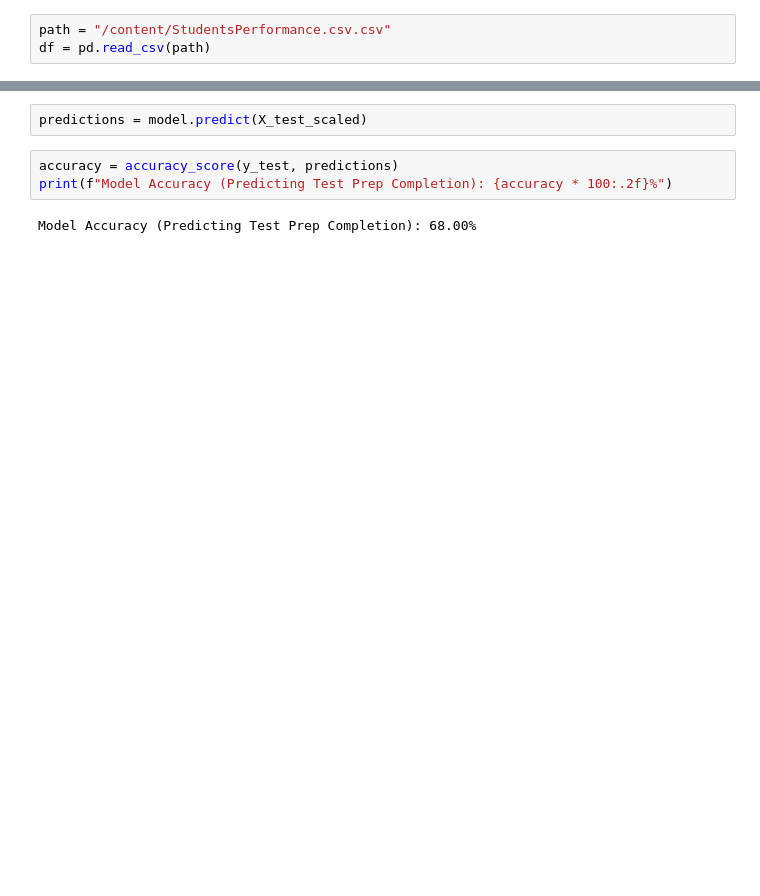
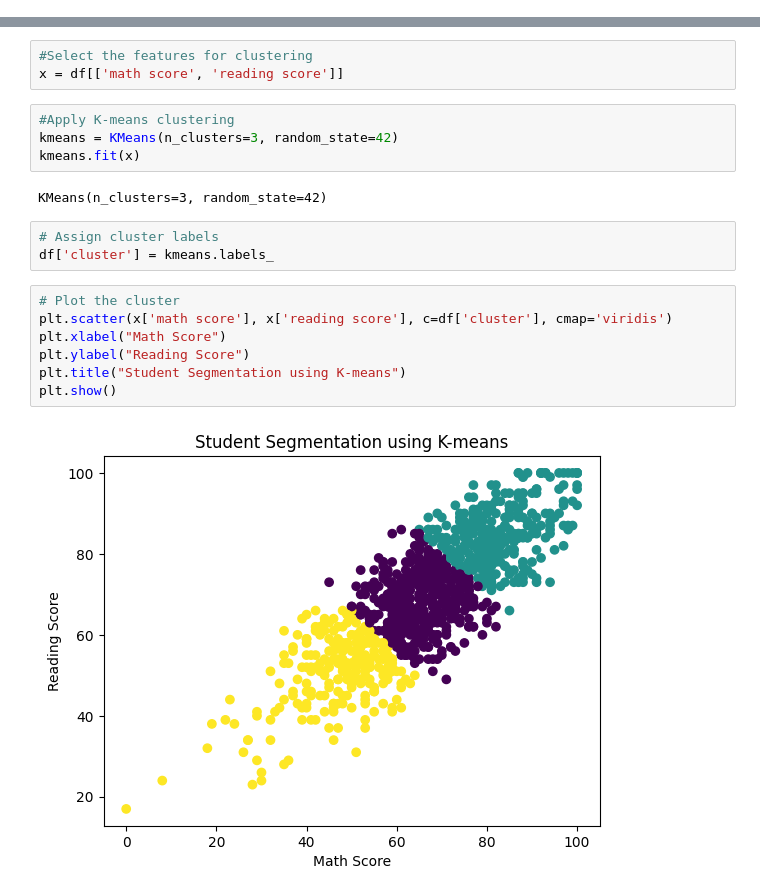
Before and after one commit to 2023-102112-glitch/Bayesian-Analysis-Python., a Jupyter notebook: Sample_Script_SKLEARN_.ipynb, the cells around one changed output, grey strips where cells are left out. Saved outputs shown, nothing was run; the diff lists cells and outputs as text; blank space fills up the shorter version.

```diff
--- a/Sample_Script_SKLEARN_.ipynb
+++ b/Sample_Script_SKLEARN_.ipynb
@@ -201,3 +10,0 @@ from sklearn.metrics import accuracy_score
-# %%
-path = "/content/StudentsPerformance.csv.csv"
-df = pd.read_csv(path)
@@ -218,7 +11,21 @@ LogisticRegression(max_iter=200)
-# %%
-predictions = model.predict(X_test_scaled)
-# %%
-accuracy = accuracy_score(y_test, predictions)
-print(f"Model Accuracy (Predicting Test Prep Completion): {accuracy * 100:.2f}%")
-# %% [output]
-Model Accuracy (Predicting Test Prep Completion): 68.00%
+# %%
+#Select the features for clustering
+x = df[['math score', 'reading score']]
+# %%
+#Apply K-means clustering
+kmeans = KMeans(n_clusters=3, random_state=42)
+kmeans.fit(x)
+# %% [output]
+KMeans(n_clusters=3, random_state=42)
+# %%
+# Assign cluster labels
+df['cluster'] = kmeans.labels_
+# %%
+# Plot the cluster
+plt.scatter(x['math score'], x['reading score'], c=df['cluster'], cmap='viridis')
+plt.xlabel("Math Score")
+plt.ylabel("Reading Score")
+plt.title("Student Segmentation using K-means")
+plt.show()
+# %% [output]
+[figure, added]
```
Also changed, not shown: parts of 35 cells of this notebook.
